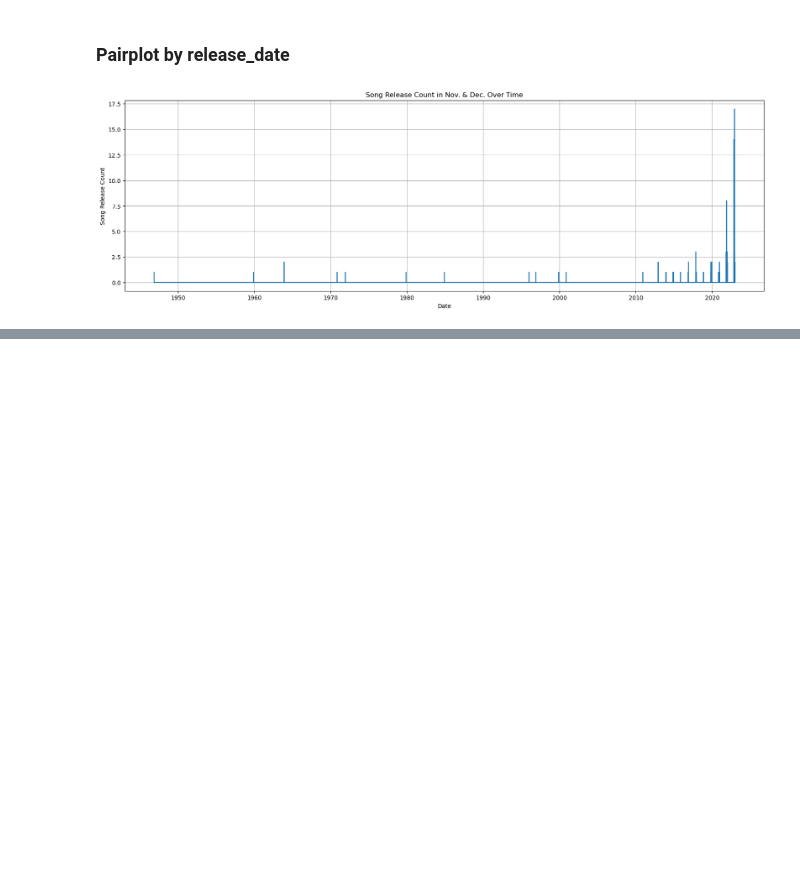
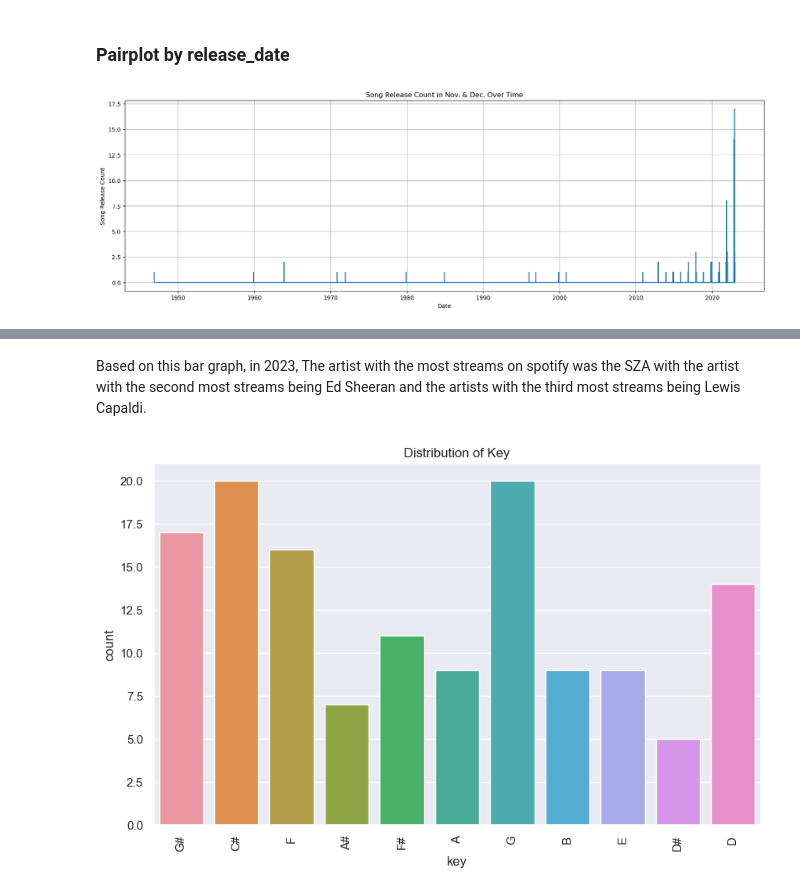
Before and after one commit to ToshiroHJJZ/DS_Final_Project, a Jupyter notebook: Final_Project.ipynb, the cells around one changed output, grey strips where cells are left out. Cells and saved outputs as stored; diff of their text form; code cells hidden in the pictures; blank space fills up the shorter version.

```diff
--- a/Final_Project.ipynb
+++ b/Final_Project.ipynb
@@ -242,0 +322,11 @@ Both population in spotify and deezer seem to have a more similar likings for th
+# %% [markdown]
+Based on this bar graph, in 2023, The artist with the most streams on spotify was the SZA with the artist with the second most streams being Ed Sheeran and the artists with the third most streams being Lewis Capaldi.
+# %%
+# Visualizing the distribution of the different crime types
+plt.figure(figsize=(10, 6))
+sns.countplot(x='key', data=ds)
+plt.xticks(rotation=90)
+plt.title('Distribution of Key')
+plt.show()
+# %% [output]
+[figure, added]
```
Also changed, not shown: parts of 49 cells of this notebook.
